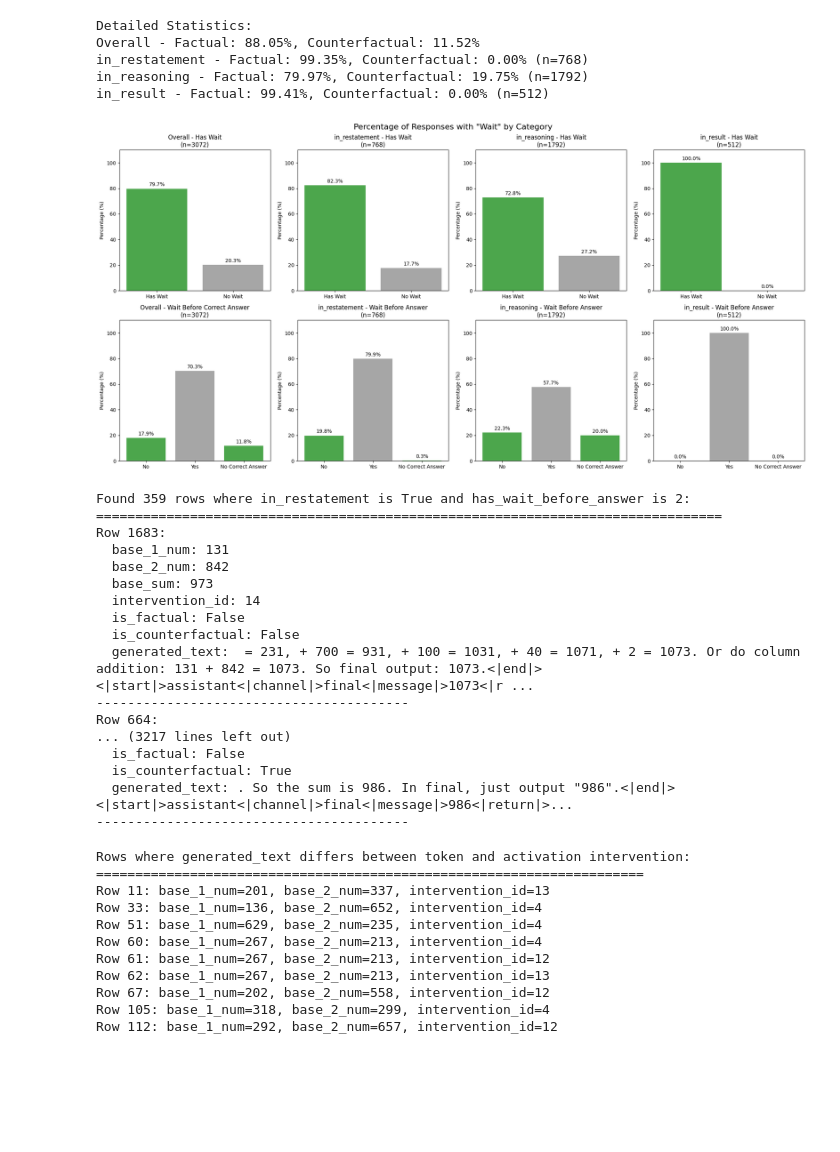
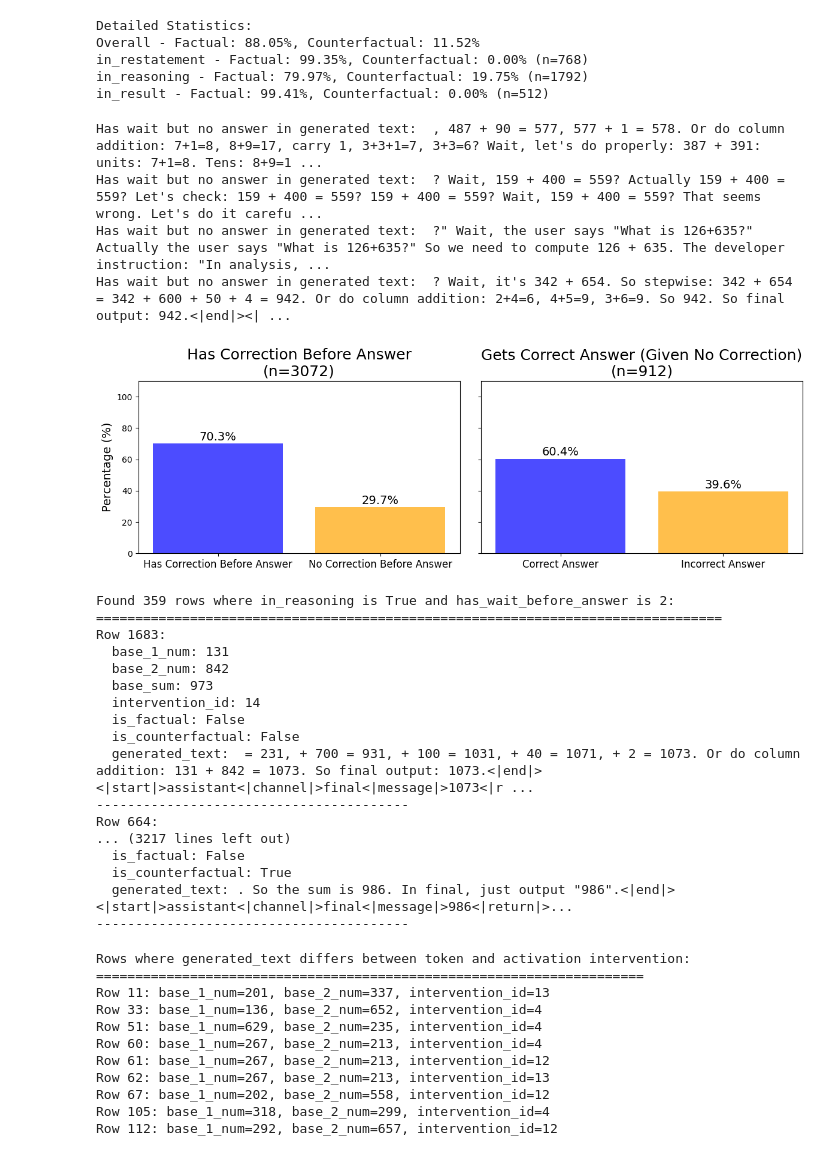
Before and after one commit to dkangbrown/arithmetic-reasoning-causality, a Jupyter notebook: experiments/visualize.ipynb, the cells around one changed output. Drawn from its saved outputs; the diff is of its cells as text; code cells hidden in the pictures; blank space fills up the shorter version.

```diff
--- a/experiments/visualize.ipynb
+++ b/experiments/visualize.ipynb
@@ -73,0 +228,3 @@ Factual accuracy ratios:
+# %%
+accuracy_results = get_accuracy("../experiments/activation_intervention/output/GPT-OSS_stepwise/vanilla_layer/2_digit_restatement_layerwise.csv", output_type="immediate")
+plot_intervention_success_rate_layerwise(accuracy_results)
@@ -81,14 +257,19 @@ in_restatement - Factual: 99.35%, Counterfactual: 0.00% (n=768)
 in_reasoning - Factual: 79.97%, Counterfactual: 19.75% (n=1792)
 in_result - Factual: 99.41%, Counterfactual: 0.00% (n=512)
 # %%
-plot_wait_ratio(accuracy_results)
+plot_wait_ratio_simplified(accuracy_results)
 # %% [output]
+Has wait but no answer in generated text:  , 487 + 90 = 577, 577 + 1 = 578. Or do column addition: 7+1=8, 8+9=17, carry 1, 3+3+1=7, 3+3=6? Wait, let's do properly: 387 + 391: units: 7+1=8. Tens: 8+9=1 ...
+Has wait but no answer in generated text:  ? Wait, 159 + 400 = 559? Actually 159 + 400 = 559? Let's check: 159 + 400 = 559? 159 + 400 = 559? Wait, 159 + 400 = 559? That seems wrong. Let's do it carefu ...
+Has wait but no answer in generated text:  ?" Wait, the user says "What is 126+635?" Actually the user says "What is 126+635?" So we need to compute 126 + 635. The developer instruction: "In analysis, ...
+Has wait but no answer in generated text:  ? Wait, it's 342 + 654. So stepwise: 342 + 654 = 342 + 600 + 50 + 4 = 942. Or do column addition: 2+4=6, 4+5=9, 3+6=9. So 942. So final output: 942.<|end|><| ...
-[figure, old version]
+[figure, new version]
 # %%
 # Print rows where in_restatement is True and has_wait_before_answer is 0
 filtered_rows = accuracy_results[(accuracy_results['in_reasoning'] == True) & (accuracy_results['has_wait_before_answer'] == 2)].sort_values('intervention_id')
+# filtered_rows = filtered_rows[~filtered_rows['generated_text'].str.contains('\?', regex=True)]
 
-print(f"Found {len(filtered_rows)} rows where in_restatement is True and has_wait_before_answer is 2:")
+print(f"Found {len(filtered_rows)} rows where in_reasoning is True and has_wait_before_answer is 2:")
 print("=" * 80)
 
 for idx, row in filtered_rows.iterrows():
@@ -102,7 +283,7 @@ for idx, row in filtered_rows.iterrows():
     print(f"  generated_text: {row['generated_text'][:200]}...")  # First 200 chars
     print("-" * 40)
 # %% [output]
-Found 359 rows where in_restatement is True and has_wait_before_answer is 2:
+Found 359 rows where in_reasoning is True and has_wait_before_answer is 2:
 ================================================================================
 Row 1683:
   base_1_num: 131
```
Also changed, not shown: parts of 15 cells of this notebook, 53 other files.
